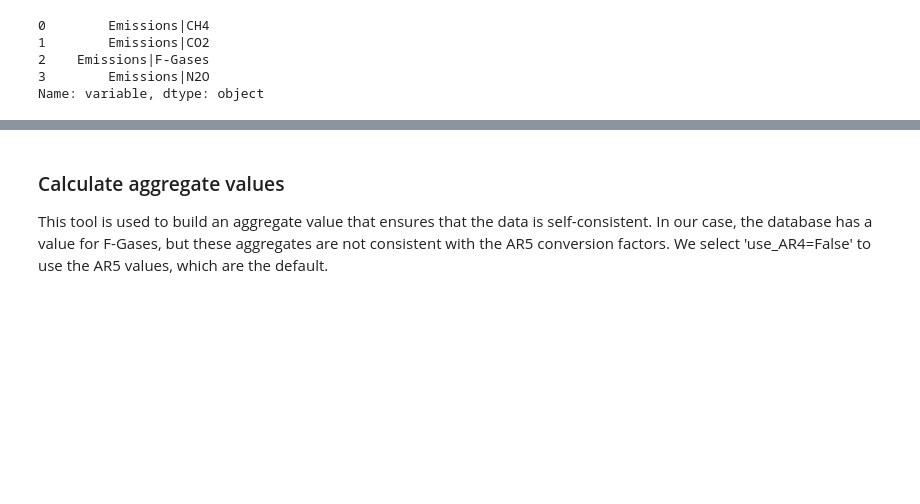
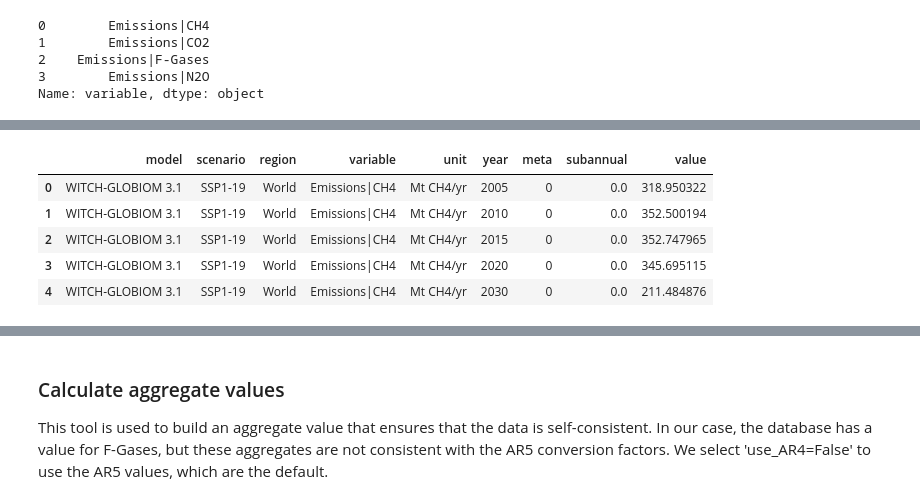
Before and after one commit to GranthamImperial/silicone, a Jupyter notebook: notebooks/05_Multiple_infillers.ipynb, the cells around one changed output, grey strips where cells are left out. Drawn from its saved outputs; the diff is of its cells as text; code cells hidden in the pictures; blank space fills up the shorter version.

```diff
--- a/notebooks/05_Multiple_infillers.ipynb
+++ b/notebooks/05_Multiple_infillers.ipynb
@@ -216,0 +228,17 @@ Name: variable, dtype: object
+# %%
+split_remainder = mi.SplitCollectionWithRemainderEmissions(database.filter(variable=all_rem_vars))
+remainder_split_res = split_remainder.infill_components(
+        aggregate,
+        components,
+        remainder,
+        to_infill,
+        use_ar4_data=True,
+)
+remainder_split_res.head()
+# %% [output]
+|  | model | scenario | region | variable | unit | year | meta | subannual | value |
+| 0 | WITCH-GLOBIOM 3.1 | SSP1-19 | World | Emissions|CH4 | Mt CH4/yr | 2005 | 0 | 0.0 | 318.950322 |
+| 1 | WITCH-GLOBIOM 3.1 | SSP1-19 | World | Emissions|CH4 | Mt CH4/yr | 2010 | 0 | 0.0 | 352.500194 |
+| 2 | WITCH-GLOBIOM 3.1 | SSP1-19 | World | Emissions|CH4 | Mt CH4/yr | 2015 | 0 | 0.0 | 352.747965 |
+| 3 | WITCH-GLOBIOM 3.1 | SSP1-19 | World | Emissions|CH4 | Mt CH4/yr | 2020 | 0 | 0.0 | 345.695115 |
+| 4 | WITCH-GLOBIOM 3.1 | SSP1-19 | World | Emissions|CH4 | Mt CH4/yr | 2030 | 0 | 0.0 | 211.484876 |
```
Also changed, not shown: parts of 15 cells of this notebook.
